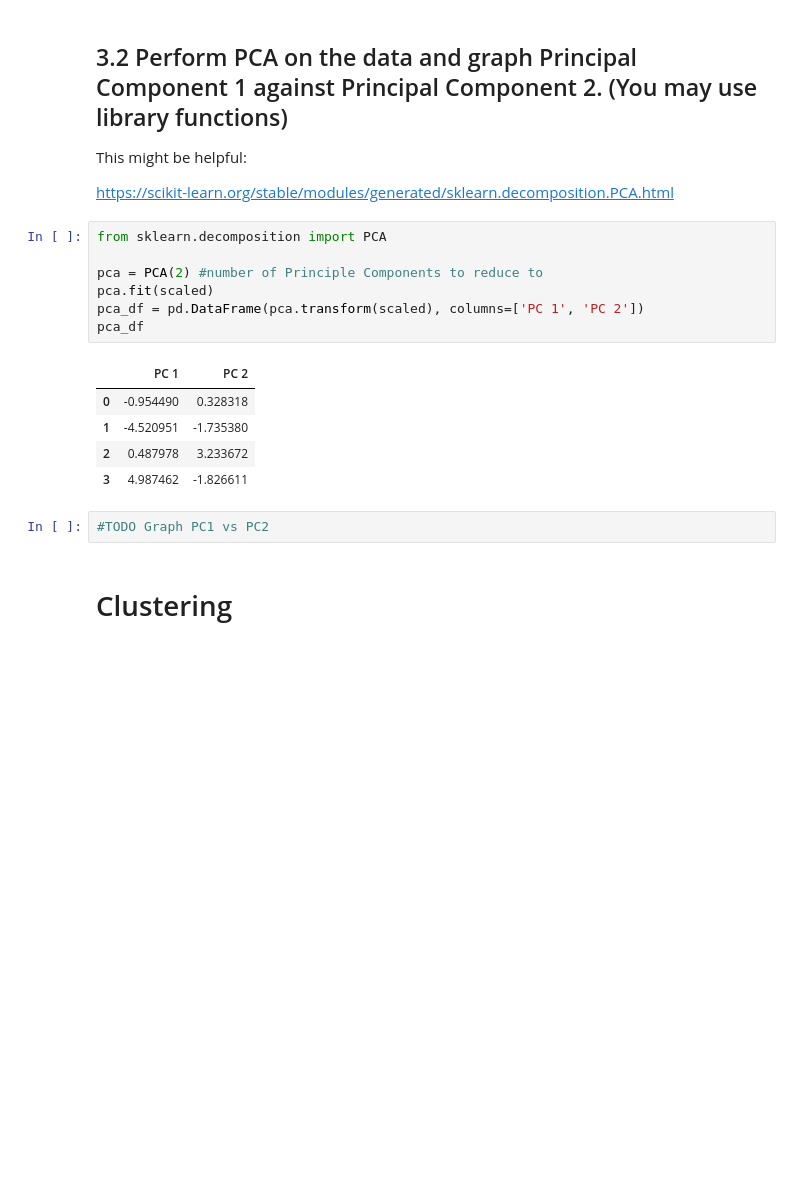
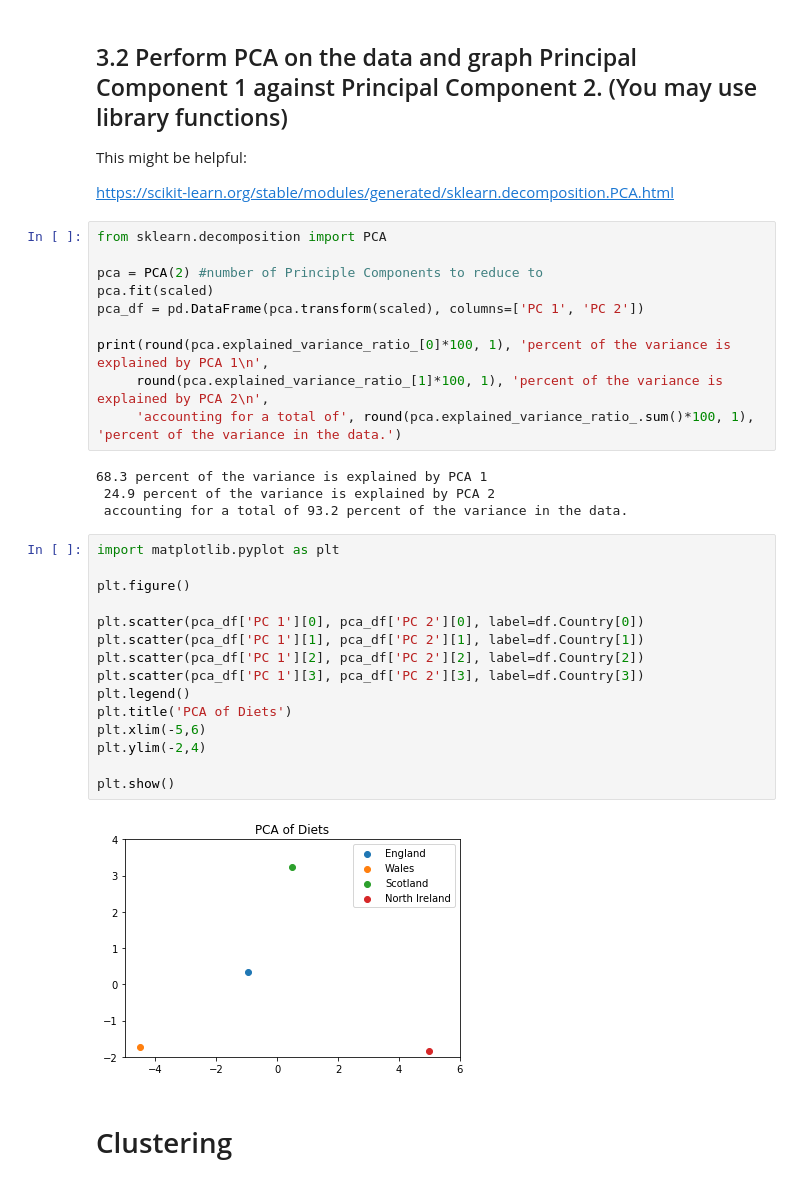
Before and after one commit to AdrianduPlessis/DS-Unit-1-Sprint-4-Linear-Algebra, a Jupyter notebook: Linear_Algebra_Sprint_Challenge.ipynb, the cells around one changed output. Saved outputs shown, nothing was run; the diff lists cells and outputs as text; blank space fills up the shorter version.

```diff
--- a/Linear_Algebra_Sprint_Challenge.ipynb
+++ b/Linear_Algebra_Sprint_Challenge.ipynb
@@ -221,15 +221,31 @@ from sklearn.decomposition import PCA
 pca = PCA(2) #number of Principle Components to reduce to
 pca.fit(scaled)
 pca_df = pd.DataFrame(pca.transform(scaled), columns=['PC 1', 'PC 2'])
-pca_df
+
+print(round(pca.explained_variance_ratio_[0]*100, 1), 'percent of the variance is explained by PCA 1\n',
+     round(pca.explained_variance_ratio_[1]*100, 1), 'percent of the variance is explained by PCA 2\n',
+     'accounting for a total of', round(pca.explained_variance_ratio_.sum()*100, 1), 'percent of the variance in the data.')
 # %% [output]
-|  | PC 1 | PC 2 |
-| 0 | -0.954490 | 0.328318 |
-| 1 | -4.520951 | -1.735380 |
-| 2 | 0.487978 | 3.233672 |
-| 3 | 4.987462 | -1.826611 |
+68.3 percent of the variance is explained by PCA 1
+ 24.9 percent of the variance is explained by PCA 2
+ accounting for a total of 93.2 percent of the variance in the data.
-# %%
-#TODO Graph PC1 vs PC2
+# %%
+import matplotlib.pyplot as plt
+
+plt.figure()
+
+plt.scatter(pca_df['PC 1'][0], pca_df['PC 2'][0], label=df.Country[0])
+plt.scatter(pca_df['PC 1'][1], pca_df['PC 2'][1], label=df.Country[1])
+plt.scatter(pca_df['PC 1'][2], pca_df['PC 2'][2], label=df.Country[2])
+plt.scatter(pca_df['PC 1'][3], pca_df['PC 2'][3], label=df.Country[3])
+plt.legend()
+plt.title('PCA of Diets')
+plt.xlim(-5,6)
+plt.ylim(-2,4)
+
+plt.show()
+# %% [output]
+[figure, added]
 # %% [markdown]
 # Clustering
 # %% [markdown]
```
Also changed, not shown: parts of 3 cells of this notebook.
